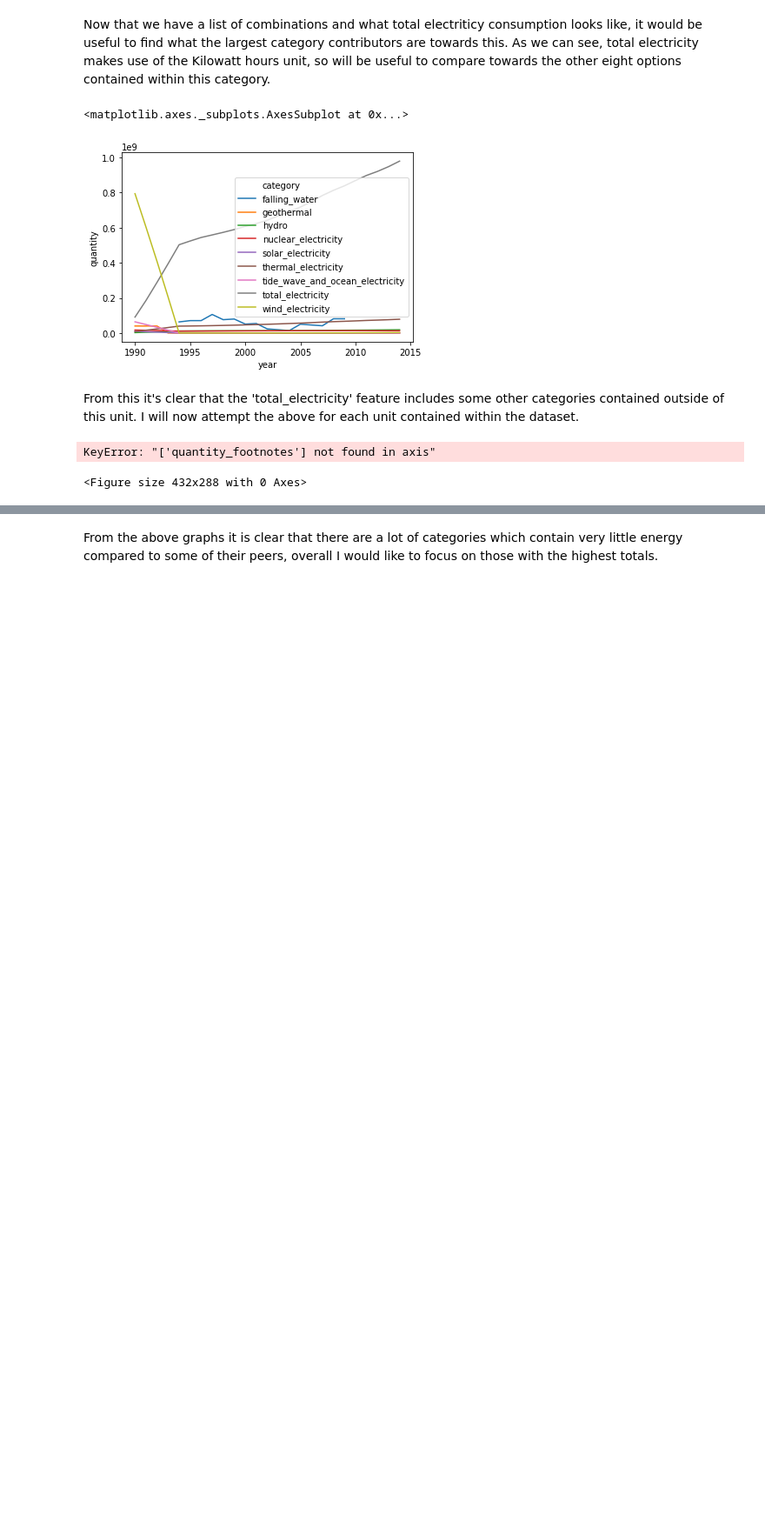
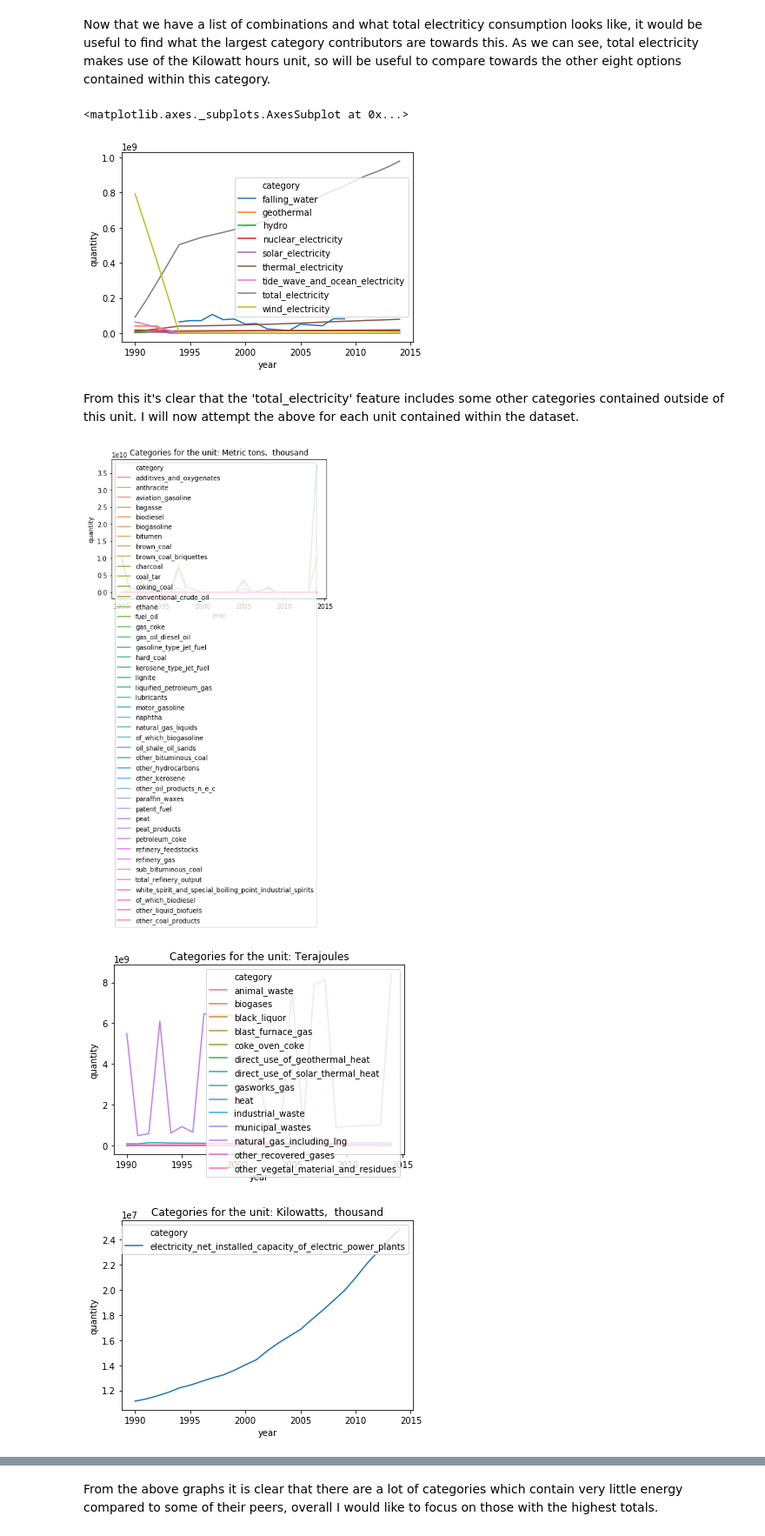
Before and after one commit to See-You-Data/UNInternationalEnergyData, a Jupyter notebook: dan_exploratory_analysis.ipynb, the cells around one changed output, grey strips where cells are left out. Shown at 87% size. Cells and saved outputs as stored; diff of their text form; code cells hidden in the pictures; blank space fills up the shorter version.

```diff
--- a/dan_exploratory_analysis.ipynb
+++ b/dan_exploratory_analysis.ipynb
@@ -121,13 +121,13 @@ From this it's clear that the 'total_electricity' feature includes some other ca
 # %%
 for unit in df['unit'].unique():
     plt.figure()
     df_total_unit = df[df['unit']==unit].groupby(['year','category']).sum()
-    df_total_unit.drop(['quantity_footnotes'],axis=1,inplace=True)
     df_total_unit.reset_index(inplace=True)
     df_total_unit.head()
     plt.title('Categories for the unit: ' + unit)
     sns.lineplot(y=df_total_unit['quantity'],x=df_total_unit['year'],hue=df_total_unit['category'])
     plt.show()
 # %% [output]
-KeyError: "['quantity_footnotes'] not found in axis"
-<Figure size 432x288 with 0 Axes>
+[figure, added]
+[figure, added]
+[figure, added]
```
Also changed, not shown: parts of 10 cells of this notebook.
